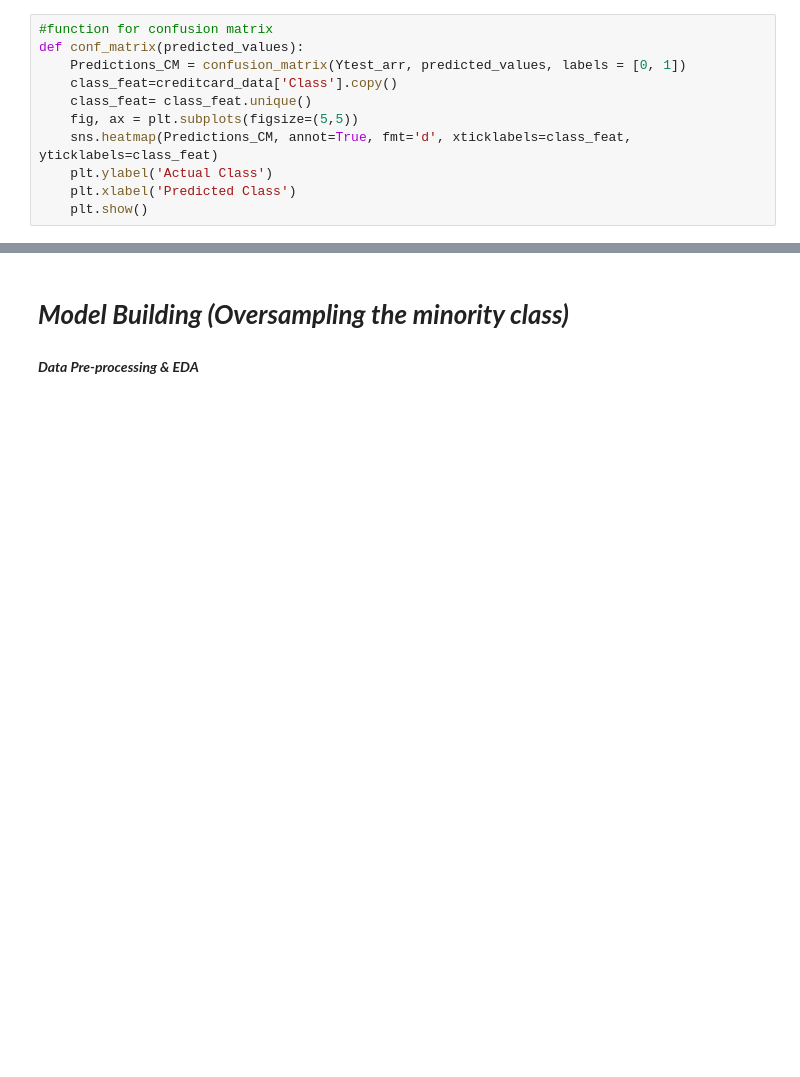
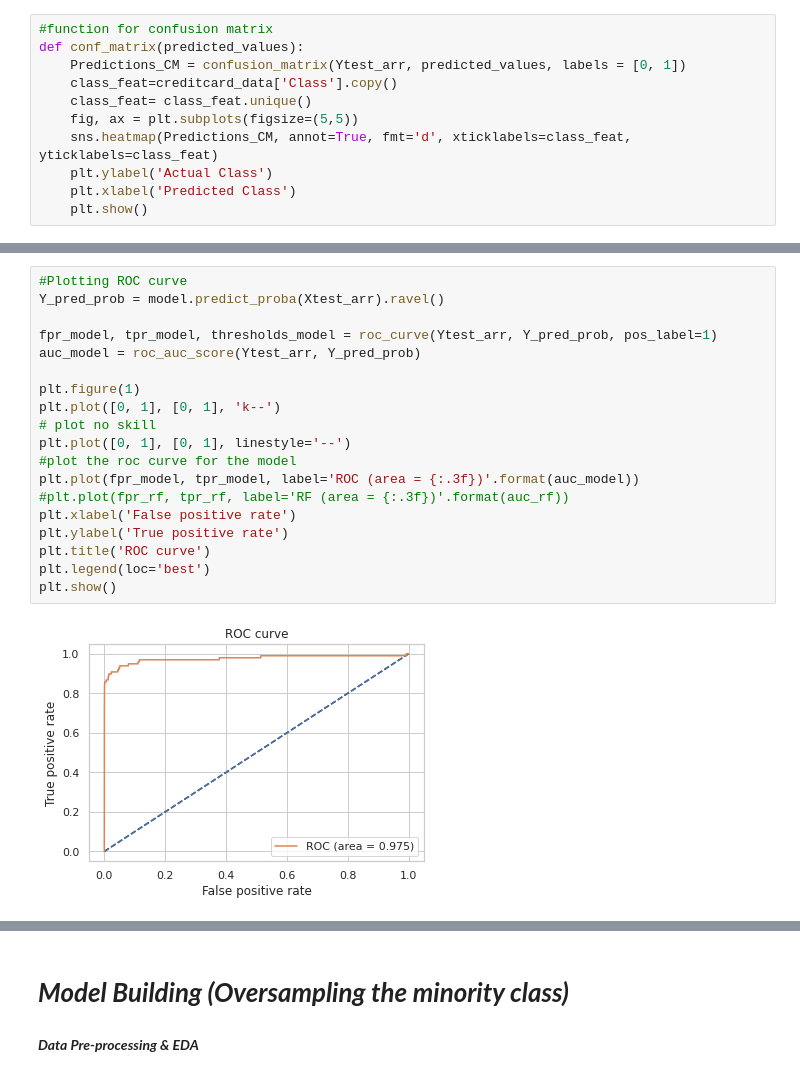
Before and after one commit to SouhailChatti/Fraud_Detection, a Jupyter notebook: mémoire_détection_de_fraude_Vf.ipynb, the cells around one changed output, grey strips where cells are left out. Cells and saved outputs as stored; diff of their text form; blank space fills up the shorter version.

```diff
--- a/mémoire_détection_de_fraude_Vf.ipynb
+++ b/mémoire_détection_de_fraude_Vf.ipynb
@@ -524 +524,22 @@ Réseau de neurones:
 weighted avg       1.00      1.00      1.00     56962
+# %%
+#Plotting ROC curve
+Y_pred_prob = model.predict_proba(Xtest_arr).ravel()
+
+fpr_model, tpr_model, thresholds_model = roc_curve(Ytest_arr, Y_pred_prob, pos_label=1)
+auc_model = roc_auc_score(Ytest_arr, Y_pred_prob)
+
+plt.figure(1)
+plt.plot([0, 1], [0, 1], 'k--')
+# plot no skill
+plt.plot([0, 1], [0, 1], linestyle='--')
+#plot the roc curve for the model
+plt.plot(fpr_model, tpr_model, label='ROC (area = {:.3f})'.format(auc_model))
+#plt.plot(fpr_rf, tpr_rf, label='RF (area = {:.3f})'.format(auc_rf))
+plt.xlabel('False positive rate')
+plt.ylabel('True positive rate')
+plt.title('ROC curve')
+plt.legend(loc='best')
+plt.show()
+# %% [output]
+[figure, added]
```
Also changed, not shown: parts of 6 cells of this notebook.
